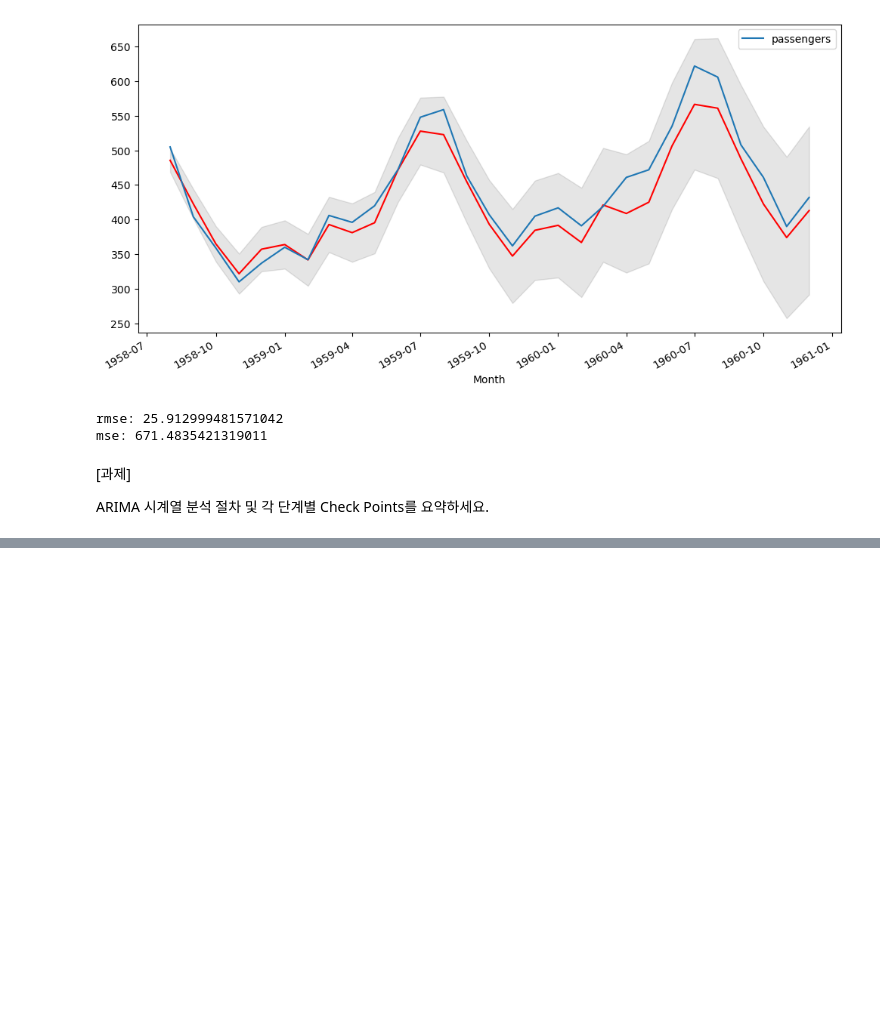
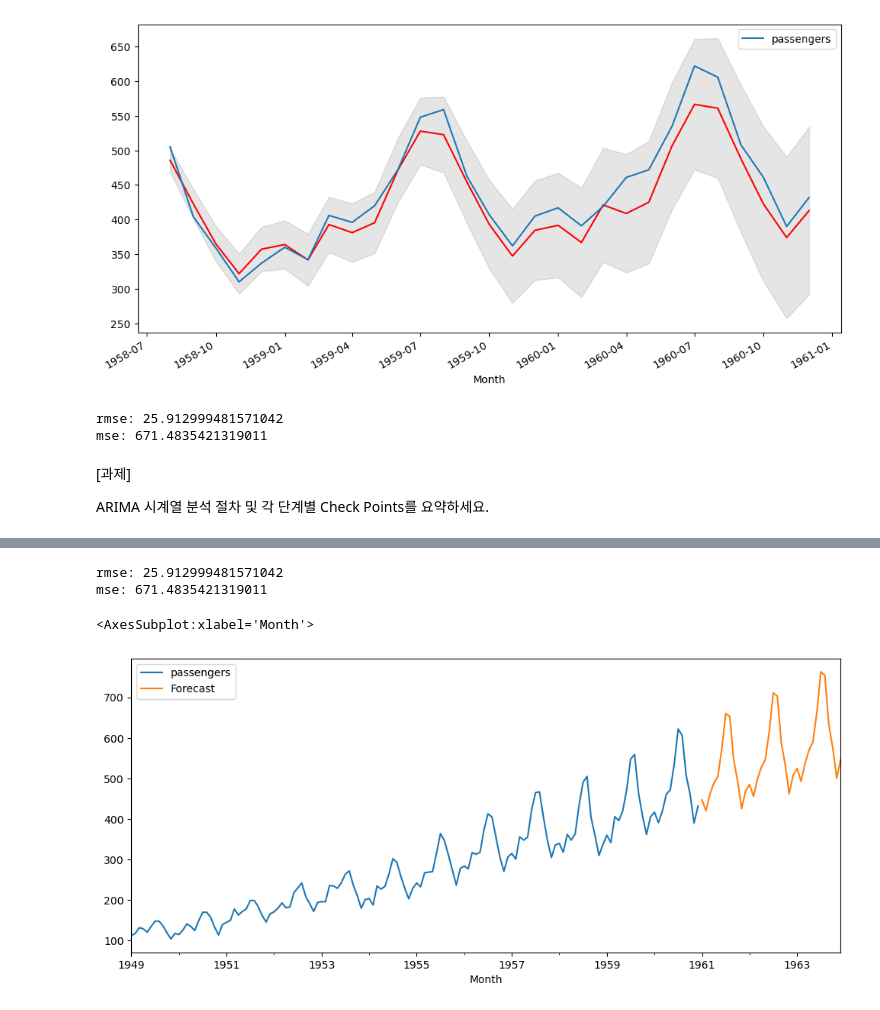
Before and after one commit to bnv20/Caba_ml, a Jupyter notebook: ML56_시계열분석_ARIMA_SARIMA_guide.ipynb, the cells around one changed output, grey strips where cells are left out. Saved outputs shown, nothing was run; the diff lists cells and outputs as text; code cells hidden in the pictures; blank space fills up the shorter version.

```diff
--- a/ML56_시계열분석_ARIMA_SARIMA_guide.ipynb
+++ b/ML56_시계열분석_ARIMA_SARIMA_guide.ipynb
@@ -428,0 +520,19 @@ ARIMA 시계열 분석 절차 및 각 단계별 Check Points를 요약하세요.
+# %%
+from sklearn.metrics import mean_squared_error
+from statsmodels.tools.eval_measures import rmse
+print('rmse:', rmse(test.passengers, predictions))
+print('mse:', mean_squared_error(test.passengers, predictions))
+# %% [output]
+rmse: 25.912999481571042
+mse: 671.4835421319011
+# %%
+# 3년간 예측
+model = SARIMAX(data.passengers, order=(1,1,0), seasonal_order=(1,1,2,12))
+result = model.fit()
+forecast = result.predict(start = len(data), end = (len(data) -1)+3*12,
+                          typ = 'levels').rename('Forecast')
+data.passengers.plot(figsize=(12,5), legend=True)
+forecast.plot(legend=True)
+# %% [output]
+<AxesSubplot:xlabel='Month'>
+[figure, added]
```
Also changed, not shown: parts of 5 cells of this notebook.
